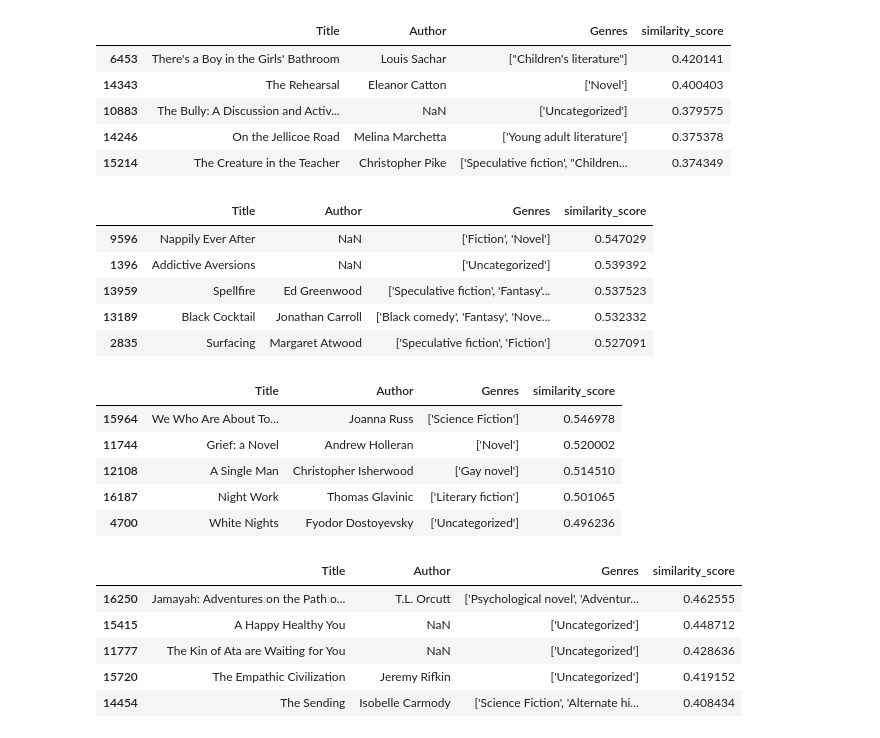
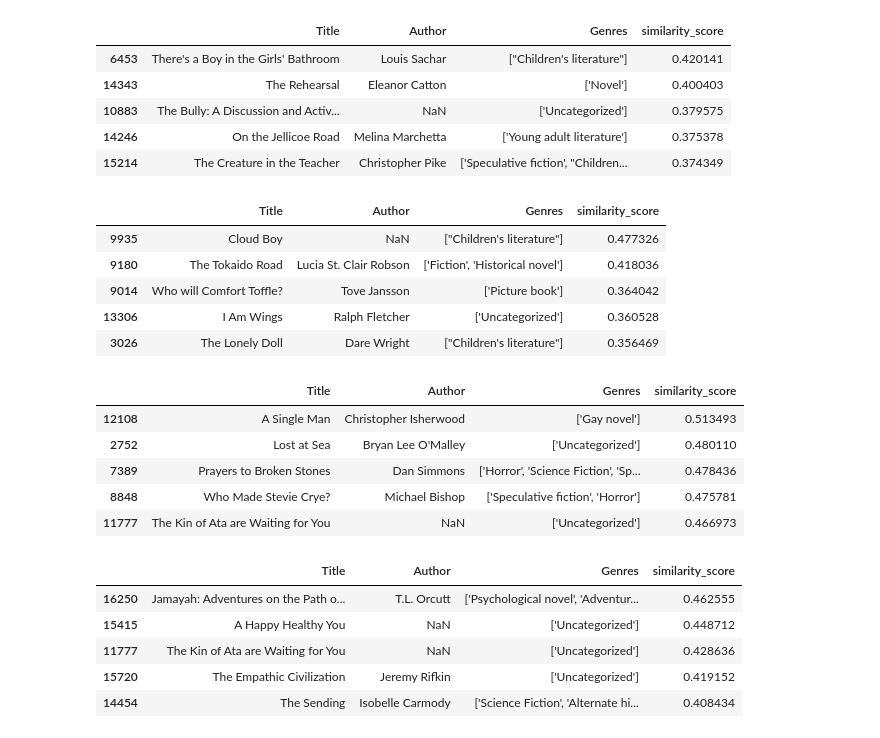
Before and after one commit to shivamgupta29/Books4U, a Jupyter notebook: server-model/notebooks/semantic_experiments.ipynb, the cells around one changed output. Cells and saved outputs as stored; diff of their text form; code cells hidden in the pictures.

```diff
--- a/server-model/notebooks/semantic_experiments.ipynb
+++ b/server-model/notebooks/semantic_experiments.ipynb
@@ -142,23 +142,23 @@ search_books("teacher mentoring troubled student")
 | 14246 | On the Jellicoe Road | Melina Marchetta | ['Young adult literature'] | 0.375378 |
 | 15214 | The Creature in the Teacher | Christopher Pike | ['Speculative fiction', "Children... | 0.374349 |
 # %%
-search_books("a book that feels lonely but beautiful")
+search_books("lonely but beautiful")
 # %% [output]
 |  | Title | Author | Genres | similarity_score |
-| 9596 | Nappily Ever After | NaN | ['Fiction', 'Novel'] | 0.547029 |
-| 1396 | Addictive Aversions | NaN | ['Uncategorized'] | 0.539392 |
-| 13959 | Spellfire | Ed Greenwood | ['Speculative fiction', 'Fantasy'... | 0.537523 |
-| 13189 | Black Cocktail | Jonathan Carroll | ['Black comedy', 'Fantasy', 'Nove... | 0.532332 |
-| 2835 | Surfacing | Margaret Atwood | ['Speculative fiction', 'Fiction'] | 0.527091 |
+| 9935 | Cloud Boy | NaN | ["Children's literature"] | 0.477326 |
+| 9180 | The Tokaido Road | Lucia St. Clair Robson | ['Fiction', 'Historical novel'] | 0.418036 |
+| 9014 | Who will Comfort Toffle? | Tove Jansson | ['Picture book'] | 0.364042 |
+| 13306 | I Am Wings | Ralph Fletcher | ['Uncategorized'] | 0.360528 |
+| 3026 | The Lonely Doll | Dare Wright | ["Children's literature"] | 0.356469 |
 # %%
-search_books("lonely existential story")
+search_books("existential story")
 # %% [output]
 |  | Title | Author | Genres | similarity_score |
-| 15964 | We Who Are About To... | Joanna Russ | ['Science Fiction'] | 0.546978 |
-| 11744 | Grief: a Novel | Andrew Holleran | ['Novel'] | 0.520002 |
-| 12108 | A Single Man | Christopher Isherwood | ['Gay novel'] | 0.514510 |
-| 16187 | Night Work | Thomas Glavinic | ['Literary fiction'] | 0.501065 |
-| 4700 | White Nights | Fyodor Dostoyevsky | ['Uncategorized'] | 0.496236 |
+| 12108 | A Single Man | Christopher Isherwood | ['Gay novel'] | 0.513493 |
+| 2752 | Lost at Sea | Bryan Lee O'Malley | ['Uncategorized'] | 0.480110 |
+| 7389 | Prayers to Broken Stones | Dan Simmons | ['Horror', 'Science Fiction', 'Sp... | 0.478436 |
+| 8848 | Who Made Stevie Crye? | Michael Bishop | ['Speculative fiction', 'Horror'] | 0.475781 |
+| 11777 | The Kin of Ata are Waiting for You | NaN | ['Uncategorized'] | 0.466973 |
 # %%
 search_books("hopeful emotional journey")
 # %% [output]
```
Also changed, not shown: parts of 11 cells of this notebook, 1 other file.
